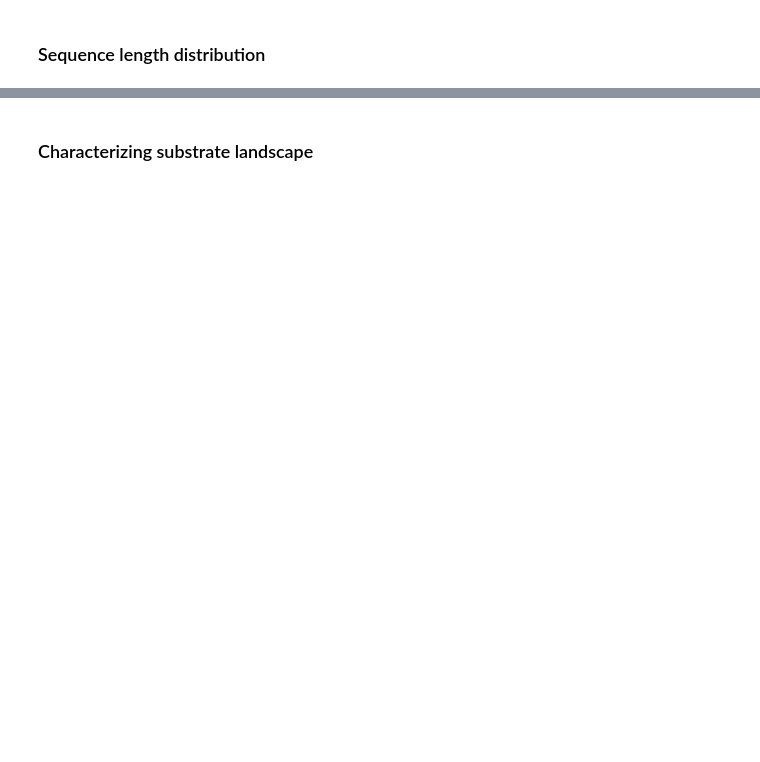
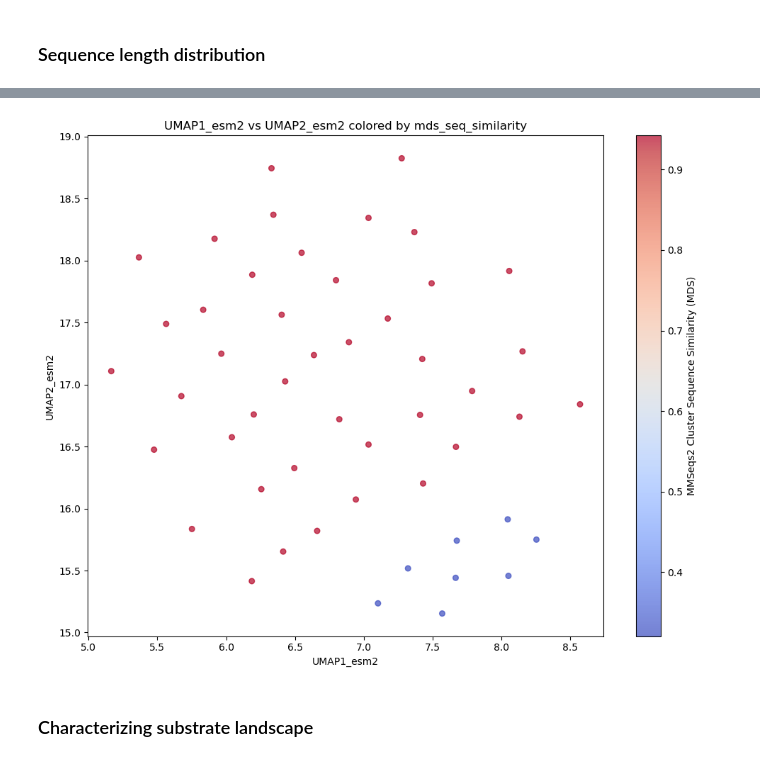
Before and after one commit to HelenSchmid/masterthesis, a Jupyter notebook: manuscript/N3_analyze_promiscuous_esterases.ipynb, the cells around one changed output, grey strips where cells are left out. Saved outputs shown, nothing was run; the diff lists cells and outputs as text; code cells hidden in the pictures; blank space fills up the shorter version.

```diff
--- a/manuscript/N3_analyze_promiscuous_esterases.ipynb
+++ b/manuscript/N3_analyze_promiscuous_esterases.ipynb
@@ -89,21 +107,0 @@ plt.xticks([])  # remove x-tick labels
-# %%
-# Visualize clusters using UMAP of ESM2 embeddings
-df_mmseqs2_esm2 = pd.read_pickle('/nvme2/helen/masterthesis/manuscript/esm2/promiscuous_esterases_mmseqs2_esm2.pkl')
-
-embeddings = np.vstack(df_mmseqs2_esm2['embedding'].to_numpy())
-umap_model = umap.UMAP(n_components=2, random_state=42)
-reduced_embeddings = umap_model.fit_transform(embeddings)
-df_mmseqs2_esm2['UMAP1'] = reduced_embeddings[:, 0]
-df_mmseqs2_esm2['UMAP2'] = reduced_embeddings[:, 1]
-
-clusters = df_mmseqs2_esm2['mmseqs_representative_cluster_seq_0p4_similarity']
-df_mmseqs2_esm2['Cluster_ID'] = pd.factorize(df_mmseqs2_esm2['mmseqs_representative_cluster_seq_0p4_similarity'])[0]
-
-plt.figure(figsize=(10, 8))
-scatter = plt.scatter(df_mmseqs2_esm2['UMAP1'], df_mmseqs2_esm2['UMAP2'], c=df_mmseqs2_esm2['Cluster_ID'], cmap='viridis', alpha=0.7)
-plt.title('UMAP Projection of ESM2 embeddings colored by MMseqs2 clusters (40% similarity)', fontsize=16)
-plt.xlabel('UMAP 1', fontsize=12)
-plt.ylabel('UMAP 2', fontsize=12)
-plt.colorbar(scatter, label='Cluster ID')
-plt.tight_layout()
-plt.show()
@@ -161,2 +455,19 @@ plot_sequence_length_histogram_from_df(df_mmseqs2_esm2)
+# %%
+def plot_embedding_colored_by_property(df, x='UMAP1_esm2', y='UMAP2_esm2', color_by='mds1'):
+    """
+    Plot UMAP/t-SNE/PCA reduced embeddings colored by mmseqs2 cluster sequence similarity.
+    """
+    plt.figure(figsize=(10, 8))
+    scatter = plt.scatter(df[x], df[y], c=df[color_by], cmap='coolwarm', s=30, alpha=0.7)
+    plt.xlabel(x)
+    plt.ylabel(y)
+    plt.title(f'{x} vs {y} colored by {color_by}')
+    plt.colorbar(scatter, label='MMSeqs2 Cluster Sequence Similarity (MDS)')
+    plt.tight_layout()
+    plt.show()
+
+plot_embedding_colored_by_property(df_unimol, x='UMAP1_esm2', y='UMAP2_esm2', color_by='mds_seq_similarity')
+# %% [output]
+[figure, added]
 # %% [markdown]
 ### Characterizing substrate landscape
```
Also changed, not shown: parts of 36 cells of this notebook, 17 other files.
